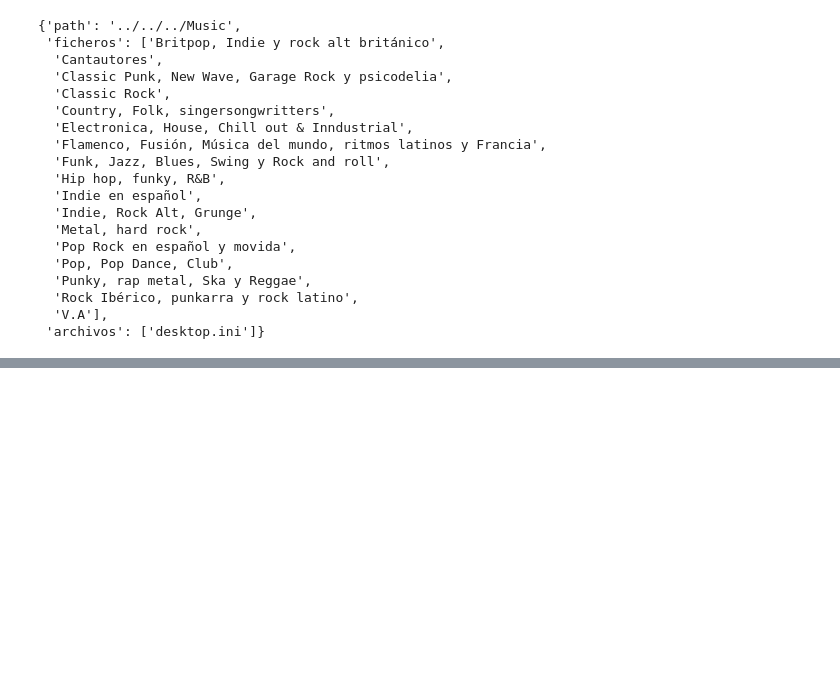
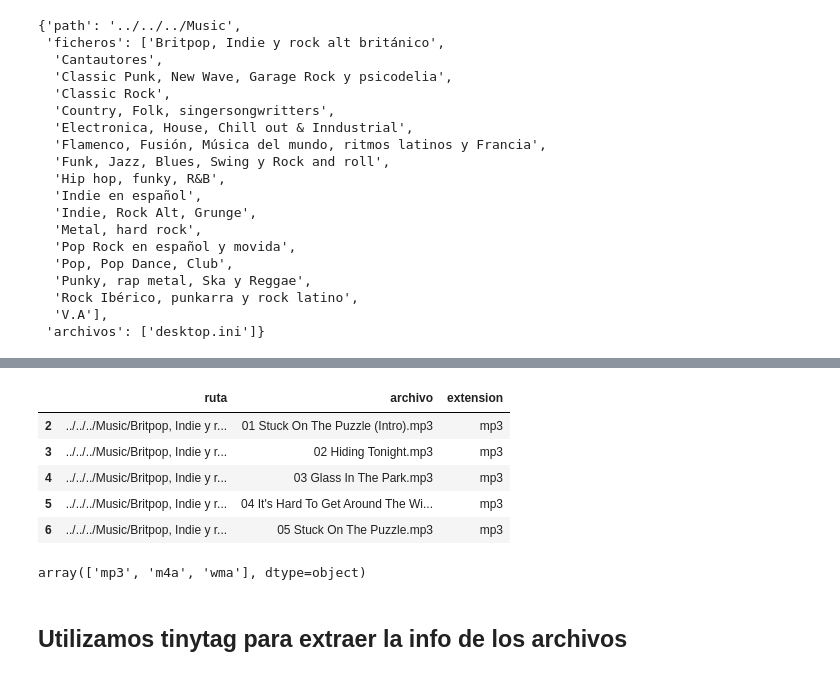
Before and after one commit to emarfer/musicable, a Jupyter notebook: notebooks/02_archivos_y_metadatos.ipynb, the cells around one changed output, grey strips where cells are left out. Drawn from its saved outputs; the diff is of its cells as text; code cells hidden in the pictures; blank space fills up the shorter version.

```diff
--- a/notebooks/02_archivos_y_metadatos.ipynb
+++ b/notebooks/02_archivos_y_metadatos.ipynb
@@ -62,0 +103,2 @@ total[0]
+# %%
+archivos_df = pd.DataFrame(archivos)
@@ -62,0 +114,7 @@ total[0]
+# %%
+# vamos a estuidar los archivos para quitar los que nos on musicales
+# sacaremos la extensión del archivo para comproboarlo. (caracteres despúes del último punto)
+archivos_df['extension'] = archivos_df.archivo.str.extract(r'((?<=\.)[^.]*$)')
+#transformamos extensiones todoas a minusculaa
+archivos_df.extension = archivos_df.extension.str.lower()
+archivos_df.extension.value_counts()
@@ -62,0 +140,19 @@ total[0]
+# %%
+ext_music = ['mp3','wma','m4a'] #lista de extensiones musicales para dropear los archivos que no lo son
+# %%
+archivos_mus = archivos_df.copy()[archivos_df.extension.isin(ext_music)]
+# %%
+archivos_mus.head() #dataframe con archivos musicales solo
+# %% [output]
+|  | ruta | archivo | extension |
+| 2 | ../../../Music/Britpop, Indie y r... | 01 Stuck On The Puzzle (Intro).mp3 | mp3 |
+| 3 | ../../../Music/Britpop, Indie y r... | 02 Hiding Tonight.mp3 | mp3 |
+| 4 | ../../../Music/Britpop, Indie y r... | 03 Glass In The Park.mp3 | mp3 |
+| 5 | ../../../Music/Britpop, Indie y r... | 04 It's Hard To Get Around The Wi... | mp3 |
+| 6 | ../../../Music/Britpop, Indie y r... | 05 Stuck On The Puzzle.mp3 | mp3 |
+# %%
+archivos_mus.extension.unique()
+# %% [output]
+array(['mp3', 'm4a', 'wma'], dtype=object)
+# %% [markdown]
+## Utilizamos tinytag para extraer la info de los archivos
```
Also changed, not shown: parts of 29 cells of this notebook.
